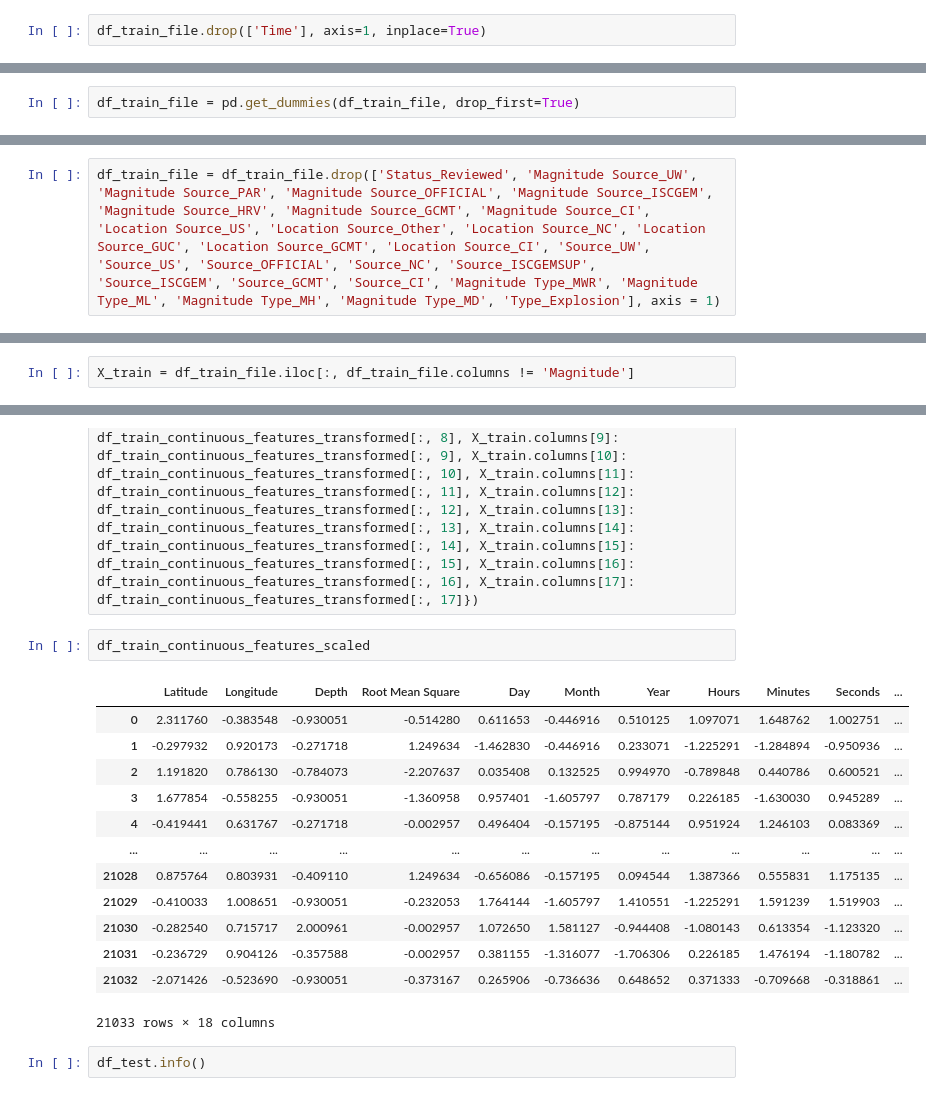
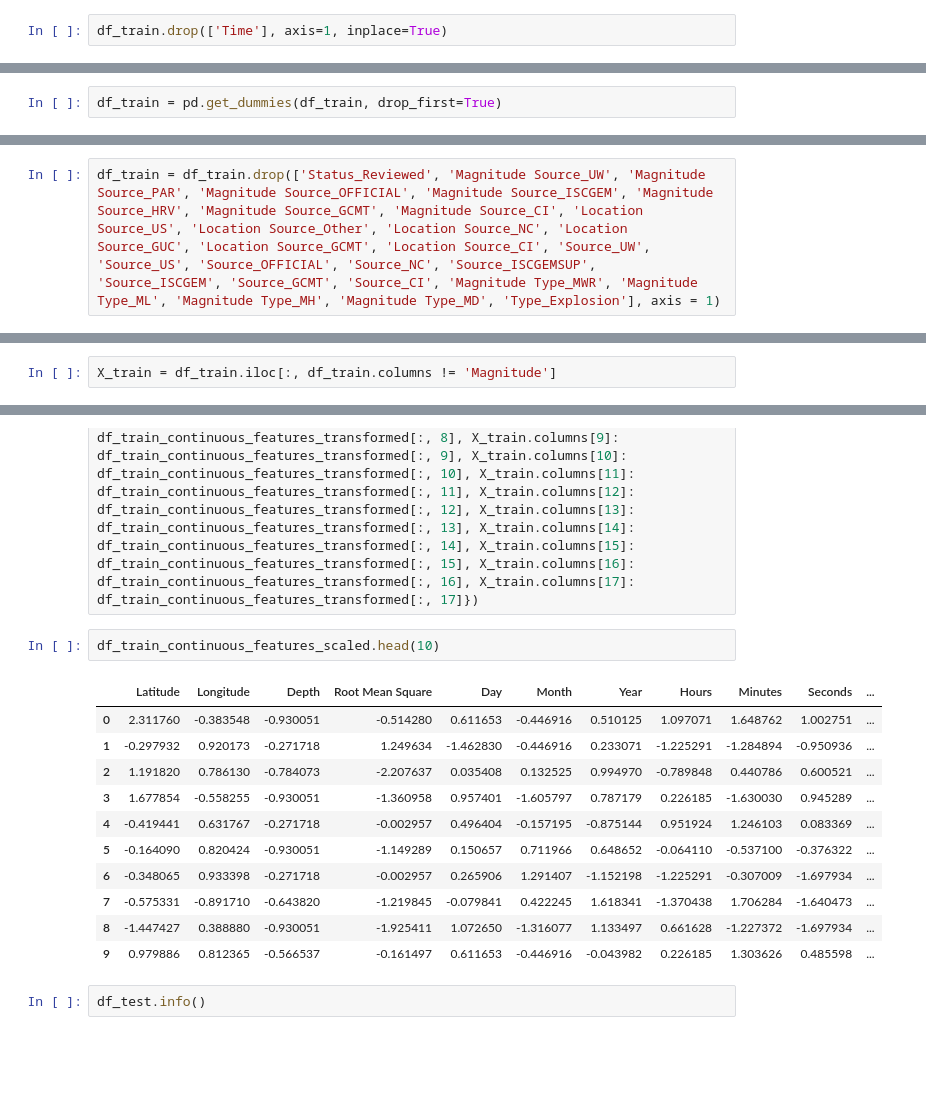
Before and after one commit to nipun1992/EarthquakeMagnitudePrediction, a Jupyter notebook: Earthquake_Prediction.ipynb, the cells around one changed output, grey strips where cells are left out. Cells and saved outputs as stored; diff of their text form; blank space fills up the shorter version.

```diff
--- a/Earthquake_Prediction.ipynb
+++ b/Earthquake_Prediction.ipynb
@@ -731,5 +716,5 @@ df_train_file['Seconds'] = pd.to_datetime(df_train_file['Time'], utc=True).dt.se
 # %% [markdown]
 *We can drop the Date column*
 # %%
-df_train_file.drop(['Time'], axis=1, inplace=True)
+df_train.drop(['Time'], axis=1, inplace=True)
 # %%
@@ -796,7 +782,7 @@ df_test.head()
 # %% [markdown]
 #### Encoding of categorical variables
 # %%
-df_train_file = pd.get_dummies(df_train_file, drop_first=True)
+df_train = pd.get_dummies(df_train, drop_first=True)
 # %%
 pd.set_option('display.max_columns', None)
 # %%
@@ -858,5 +844,5 @@ df_train_file.head()
 | 3 | 52.122 | -30.179 | 10.0 | 0.83000 | 1.931521 | 24 | 1 | 2004 | 13 | ... |
 | 4 | -10.965 | 119.103 | 33.0 | 1.02247 | 1.887070 | 20 | 6 | 1980 | 18 | ... |
 # %%
-df_train_file = df_train_file.drop(['Status_Reviewed', 'Magnitude Source_UW', 'Magnitude Source_PAR', 'Magnitude Source_OFFICIAL', 'Magnitude Source_ISCGEM', 'Magnitude Source_HRV', 'Magnitude Source_GCMT', 'Magnitude Source_CI', 'Location Source_US', 'Location Source_Other', 'Location Source_NC', 'Location Source_GUC', 'Location Source_GCMT', 'Location Source_CI', 'Source_UW', 'Source_US', 'Source_OFFICIAL', 'Source_NC', 'Source_ISCGEMSUP', 'Source_ISCGEM', 'Source_GCMT', 'Source_CI', 'Magnitude Type_MWR', 'Magnitude Type_ML', 'Magnitude Type_MH', 'Magnitude Type_MD', 'Type_Explosion'], axis = 1)
+df_train = df_train.drop(['Status_Reviewed', 'Magnitude Source_UW', 'Magnitude Source_PAR', 'Magnitude Source_OFFICIAL', 'Magnitude Source_ISCGEM', 'Magnitude Source_HRV', 'Magnitude Source_GCMT', 'Magnitude Source_CI', 'Location Source_US', 'Location Source_Other', 'Location Source_NC', 'Location Source_GUC', 'Location Source_GCMT', 'Location Source_CI', 'Source_UW', 'Source_US', 'Source_OFFICIAL', 'Source_NC', 'Source_ISCGEMSUP', 'Source_ISCGEM', 'Source_GCMT', 'Source_CI', 'Magnitude Type_MWR', 'Magnitude Type_ML', 'Magnitude Type_MH', 'Magnitude Type_MD', 'Type_Explosion'], axis = 1)
 # %%
@@ -880,5 +862,5 @@ from sklearn.preprocessing import StandardScaler
 #Instantiating StandardScaler
 sc = StandardScaler()
 # %%
-X_train = df_train_file.iloc[:, df_train_file.columns != 'Magnitude']
+X_train = df_train.iloc[:, df_train.columns != 'Magnitude']
 # %%
@@ -905,21 +887,19 @@ array([[ 2.31175995, -0.38354831, -0.93005113, ..., -0.35406377,
 # %%
 df_train_continuous_features_scaled = pd.DataFrame({X_train.columns[0]: df_train_continuous_features_transformed[:, 0], X_train.columns[1]: df_train_continuous_features_transformed[:, 1], X_train.columns[2]: df_train_continuous_features_transformed[:, 2], X_train.columns[3]: df_train_continuous_features_transformed[:, 3], X_train.columns[4]: df_train_continuous_features_transformed[:, 4], X_train.columns[5]: df_train_continuous_features_transformed[:, 5], X_train.columns[6]: df_train_continuous_features_transformed[:, 6], X_train.columns[7]: df_train_continuous_features_transformed[:, 7], X_train.columns[8]: df_train_continuous_features_transformed[:, 8], X_train.columns[9]: df_train_continuous_features_transformed[:, 9], X_train.columns[10]: df_train_continuous_features_transformed[:, 10], X_train.columns[11]: df_train_continuous_features_transformed[:, 11], X_train.columns[12]: df_train_continuous_features_transformed[:, 12], X_train.columns[13]: df_train_continuous_features_transformed[:, 13], X_train.columns[14]: df_train_continuous_features_transformed[:, 14], X_train.columns[15]: df_train_continuous_features_transformed[:, 15], X_train.columns[16]: df_train_continuous_features_transformed[:, 16], X_train.columns[17]: df_train_continuous_features_transformed[:, 17]})
 # %%
-df_train_continuous_features_scaled
+df_train_continuous_features_scaled.head(10)
 # %% [output]
 |  | Latitude | Longitude | Depth | Root Mean Square | Day | Month | Year | Hours | Minutes | Seconds | ... |
 | 0 | 2.311760 | -0.383548 | -0.930051 | -0.514280 | 0.611653 | -0.446916 | 0.510125 | 1.097071 | 1.648762 | 1.002751 | ... |
 | 1 | -0.297932 | 0.920173 | -0.271718 | 1.249634 | -1.462830 | -0.446916 | 0.233071 | -1.225291 | -1.284894 | -0.950936 | ... |
 | 2 | 1.191820 | 0.786130 | -0.784073 | -2.207637 | 0.035408 | 0.132525 | 0.994970 | -0.789848 | 0.440786 | 0.600521 | ... |
 | 3 | 1.677854 | -0.558255 | -0.930051 | -1.360958 | 0.957401 | -1.605797 | 0.787179 | 0.226185 | -1.630030 | 0.945289 | ... |
 | 4 | -0.419441 | 0.631767 | -0.271718 | -0.002957 | 0.496404 | -0.157195 | -0.875144 | 0.951924 | 1.246103 | 0.083369 | ... |
-| ... | ... | ... | ... | ... | ... | ... | ... | ... | ... | ... | ... |
-| 21028 | 0.875764 | 0.803931 | -0.409110 | 1.249634 | -0.656086 | -0.157195 | 0.094544 | 1.387366 | 0.555831 | 1.175135 | ... |
-| 21029 | -0.410033 | 1.008651 | -0.930051 | -0.232053 | 1.764144 | -1.605797 | 1.410551 | -1.225291 | 1.591239 | 1.519903 | ... |
-| 21030 | -0.282540 | 0.715717 | 2.000961 | -0.002957 | 1.072650 | 1.581127 | -0.944408 | -1.080143 | 0.613354 | -1.123320 | ... |
-| 21031 | -0.236729 | 0.904126 | -0.357588 | -0.002957 | 0.381155 | -1.316077 | -1.706306 | 0.226185 | 1.476194 | -1.180782 | ... |
-| 21032 | -2.071426 | -0.523690 | -0.930051 | -0.373167 | 0.265906 | -0.736636 | 0.648652 | 0.371333 | -0.709668 | -0.318861 | ... |
+| 5 | -0.164090 | 0.820424 | -0.930051 | -1.149289 | 0.150657 | 0.711966 | 0.648652 | -0.064110 | -0.537100 | -0.376322 | ... |
+| 6 | -0.348065 | 0.933398 | -0.271718 | -0.002957 | 0.265906 | 1.291407 | -1.152198 | -1.225291 | -0.307009 | -1.697934 | ... |
+| 7 | -0.575331 | -0.891710 | -0.643820 | -1.219845 | -0.079841 | 0.422245 | 1.618341 | -1.370438 | 1.706284 | -1.640473 | ... |
+| 8 | -1.447427 | 0.388880 | -0.930051 | -1.925411 | 1.072650 | -1.316077 | 1.133497 | 0.661628 | -1.227372 | -1.697934 | ... |
+| 9 | 0.979886 | 0.812365 | -0.566537 | -0.161497 | 0.611653 | -0.446916 | -0.043982 | 0.226185 | 1.303626 | 0.485598 | ... |
-21033 rows × 18 columns
 # %%
 df_test.info()
 # %% [output]
```
Also changed, not shown: parts of 85 cells of this notebook.
